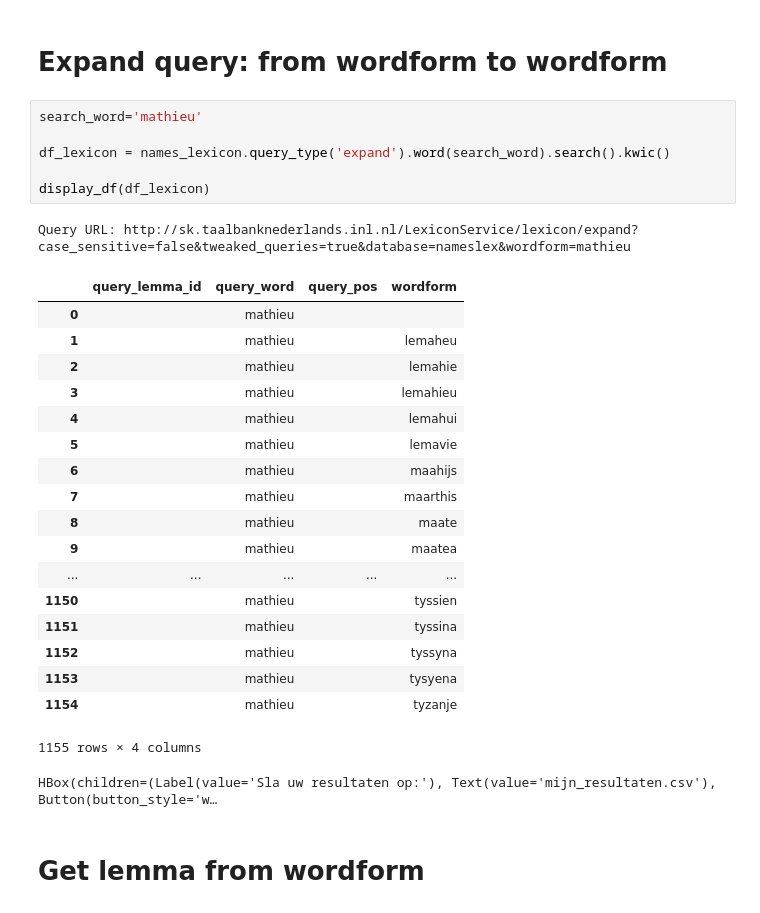
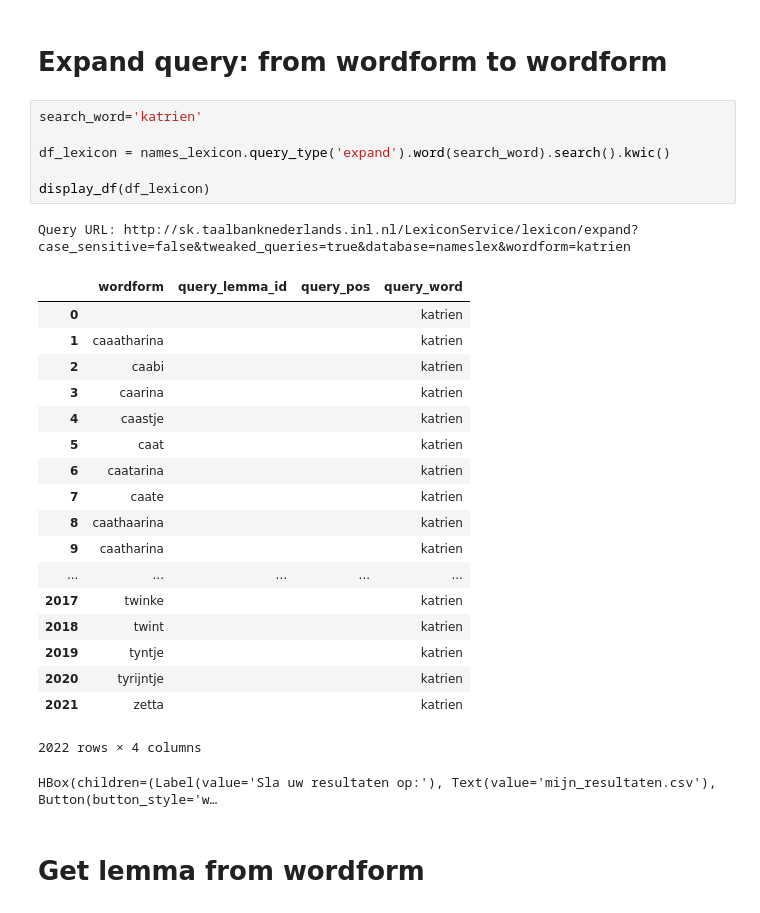
Before and after one commit to INL/chaining-search, a Jupyter notebook: namesSandbox.ipynb, the cells around one changed output. Saved outputs shown, nothing was run; the diff lists cells and outputs as text.

```diff
--- a/namesSandbox.ipynb
+++ b/namesSandbox.ipynb
@@ -64,31 +64,31 @@ Lexicon service query types:
 # %% [markdown]
 # Expand query: from wordform to wordform
 # %%
-search_word='mathieu'
+search_word='katrien'
 
 df_lexicon = names_lexicon.query_type('expand').word(search_word).search().kwic()
 
 display_df(df_lexicon)
 # %% [output]
-Query URL: http://sk.taalbanknederlands.inl.nl/LexiconService/lexicon/expand?case_sensitive=false&tweaked_queries=true&database=nameslex&wordform=mathieu
+Query URL: http://sk.taalbanknederlands.inl.nl/LexiconService/lexicon/expand?case_sensitive=false&tweaked_queries=true&database=nameslex&wordform=katrien
-|  | query_lemma_id | query_word | query_pos | wordform |
-| 0 |  | mathieu |  |  |
-| 1 |  | mathieu |  | lemaheu |
-| 2 |  | mathieu |  | lemahie |
-| 3 |  | mathieu |  | lemahieu |
-| 4 |  | mathieu |  | lemahui |
-| 5 |  | mathieu |  | lemavie |
-| 6 |  | mathieu |  | maahijs |
-| 7 |  | mathieu |  | maarthis |
-| 8 |  | mathieu |  | maate |
-| 9 |  | mathieu |  | maatea |
+|  | wordform | query_lemma_id | query_pos | query_word |
+| 0 |  |  |  | katrien |
+| 1 | caaatharina |  |  | katrien |
+| 2 | caabi |  |  | katrien |
+| 3 | caarina |  |  | katrien |
+| 4 | caastje |  |  | katrien |
+| 5 | caat |  |  | katrien |
+| 6 | caatarina |  |  | katrien |
+| 7 | caate |  |  | katrien |
+| 8 | caathaarina |  |  | katrien |
+| 9 | caatharina |  |  | katrien |
 | ... | ... | ... | ... | ... |
-| 1150 |  | mathieu |  | tyssien |
-| 1151 |  | mathieu |  | tyssina |
-| 1152 |  | mathieu |  | tyssyna |
-| 1153 |  | mathieu |  | tysyena |
-| 1154 |  | mathieu |  | tyzanje |
+| 2017 | twinke |  |  | katrien |
+| 2018 | twint |  |  | katrien |
+| 2019 | tyntje |  |  | katrien |
+| 2020 | tyrijntje |  |  | katrien |
+| 2021 | zetta |  |  | katrien |
-1155 rows × 4 columns
+2022 rows × 4 columns
 HBox(children=(Label(value='Sla uw resultaten op:'), Text(value='mijn_resultaten.csv'), Button(button_style='w…
 # %% [markdown]
 # Get lemma from wordform
```
Also changed, not shown: parts of 5 cells of this notebook.
